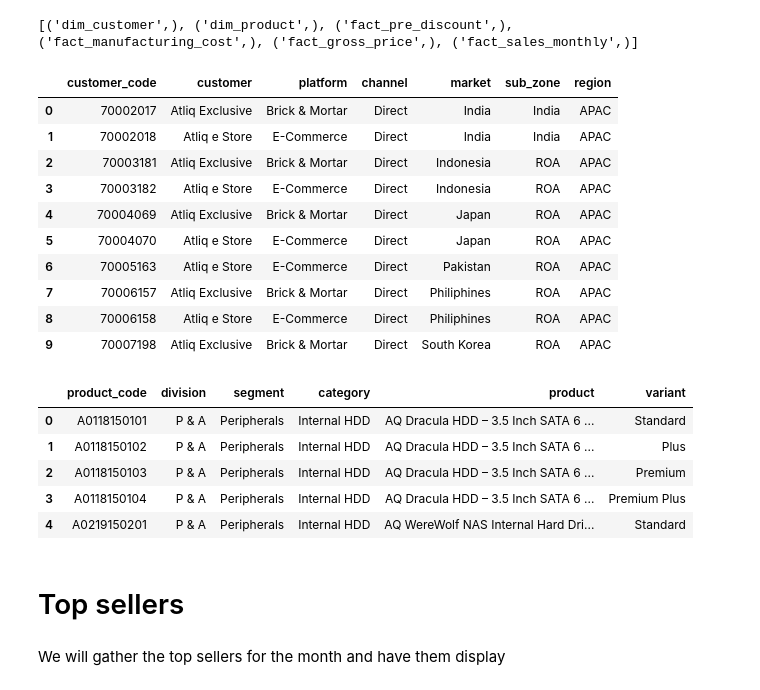
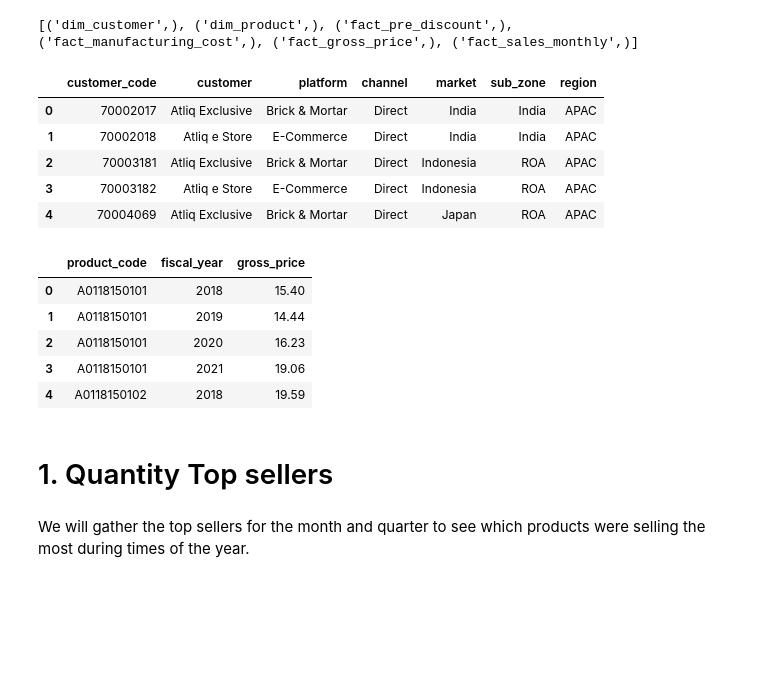
Before and after one commit to Jenner-Valdez/AtilQ, a Jupyter notebook: Main Code.ipynb, the cells around one changed output. Saved outputs shown, nothing was run; the diff lists cells and outputs as text; code cells hidden in the pictures; blank space fills up the shorter version.

```diff
--- a/Main Code.ipynb
+++ b/Main Code.ipynb
@@ -1,9 +1,10 @@
 # %%
-### connect to the database and import libraries
+### connect to the database
 import sqlite3
 import pandas as pd
 import matplotlib.pyplot as plt
 import seaborn as sns
+import numpy as np
 con = sqlite3.connect('atliq_db.sqlite3') #-->specify the path to your
 #downloaded database just like you read csv files
 
@@ -18,7 +19,7 @@ dim_customer
 LIMIT 10
 """
 dim_customer=pd.read_sql_query(query, con)
-dim_customer.head(10)
+dim_customer.head()
 # %% [output]
 [('dim_customer',), ('dim_product',), ('fact_pre_discount',), ('fact_manufacturing_cost',), ('fact_gross_price',), ('fact_sales_monthly',)]
 |  | customer_code | customer | platform | channel | market | sub_zone | region |
@@ -27,11 +28,6 @@ dim_customer.head(10)
 | 2 | 70003181 | Atliq Exclusive | Brick & Mortar | Direct | Indonesia | ROA | APAC |
 | 3 | 70003182 | Atliq e Store | E-Commerce | Direct | Indonesia | ROA | APAC |
 | 4 | 70004069 | Atliq Exclusive | Brick & Mortar | Direct | Japan | ROA | APAC |
-| 5 | 70004070 | Atliq e Store | E-Commerce | Direct | Japan | ROA | APAC |
-| 6 | 70005163 | Atliq e Store | E-Commerce | Direct | Pakistan | ROA | APAC |
-| 7 | 70006157 | Atliq Exclusive | Brick & Mortar | Direct | Philiphines | ROA | APAC |
-| 8 | 70006158 | Atliq e Store | E-Commerce | Direct | Philiphines | ROA | APAC |
-| 9 | 70007198 | Atliq Exclusive | Brick & Mortar | Direct | South Korea | ROA | APAC |
 # %%
 #Test if libraries can be access
 #con = sqlite3.connect('atliq_db.sqlite3')
@@ -49,29 +45,29 @@ fact_sales_monthly = pd.read_sql_query(query, con)
 # %%
 # Connect to the database
 con = sqlite3.connect('atliq_db.sqlite3')
 
 # SQL query to select all columns from the dim_product table
-query = "SELECT * FROM dim_product"
+query = "SELECT * FROM fact_gross_price"
 
 # Execute the query and load the result into a DataFrame
-dim_product_df = pd.read_sql_query(query, con)
+fact_gross_price = pd.read_sql_query(query, con)
 
 # Display the DataFrame
-display(dim_product_df.head(5))
+display(fact_gross_price.head(5))
 
 # Close the database connection
 con.close()
 # %% [output]
-|  | product_code | division | segment | category | product | variant |
-| 0 | A0118150101 | P & A | Peripherals | Internal HDD | AQ Dracula HDD – 3.5 Inch SATA 6 ... | Standard |
-| 1 | A0118150102 | P & A | Peripherals | Internal HDD | AQ Dracula HDD – 3.5 Inch SATA 6 ... | Plus |
-| 2 | A0118150103 | P & A | Peripherals | Internal HDD | AQ Dracula HDD – 3.5 Inch SATA 6 ... | Premium |
-| 3 | A0118150104 | P & A | Peripherals | Internal HDD | AQ Dracula HDD – 3.5 Inch SATA 6 ... | Premium Plus |
-| 4 | A0219150201 | P & A | Peripherals | Internal HDD | AQ WereWolf NAS Internal Hard Dri... | Standard |
+|  | product_code | fiscal_year | gross_price |
+| 0 | A0118150101 | 2018 | 15.40 |
+| 1 | A0118150101 | 2019 | 14.44 |
+| 2 | A0118150101 | 2020 | 16.23 |
+| 3 | A0118150101 | 2021 | 19.06 |
+| 4 | A0118150102 | 2018 | 19.59 |
 # %% [markdown]
-# Top sellers
+# 1. Quantity Top sellers
 # %% [markdown]
-We will gather the top sellers for the month and have them display
+We will gather the top sellers for the month and quarter to see which products were selling the most during times of the year.
 # %%
 con = sqlite3.connect('atliq_db.sqlite3')
 
```
Also changed, not shown: parts of 38 cells of this notebook.
